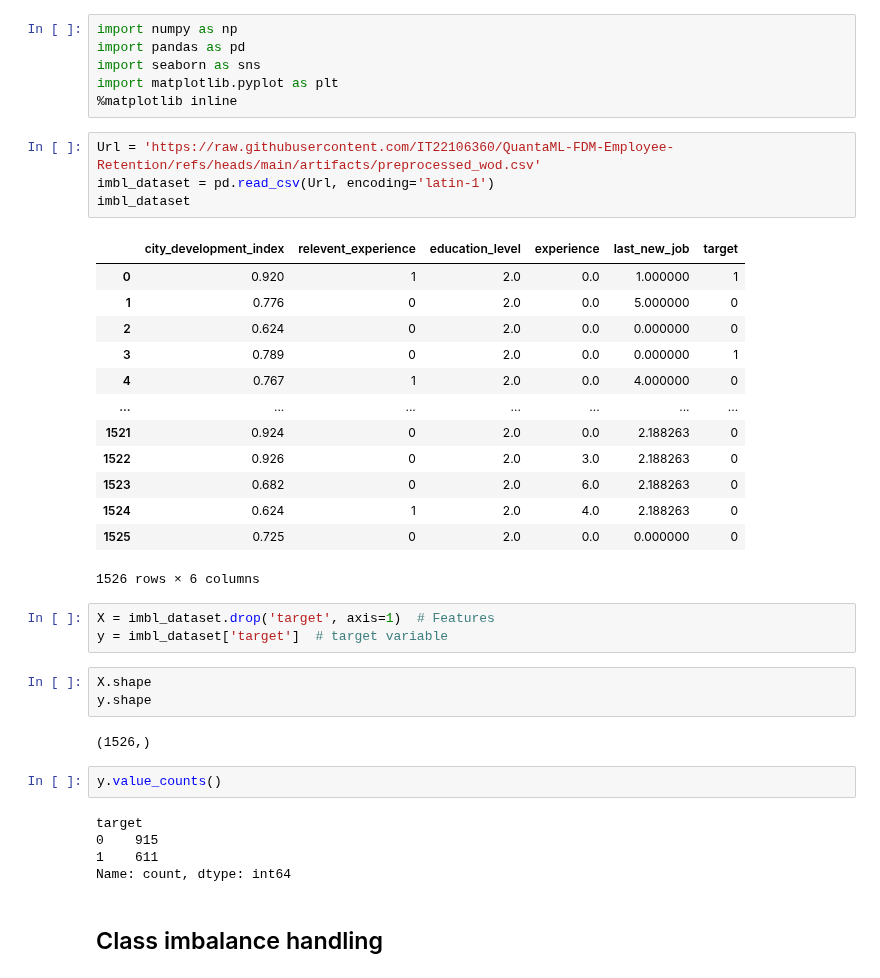
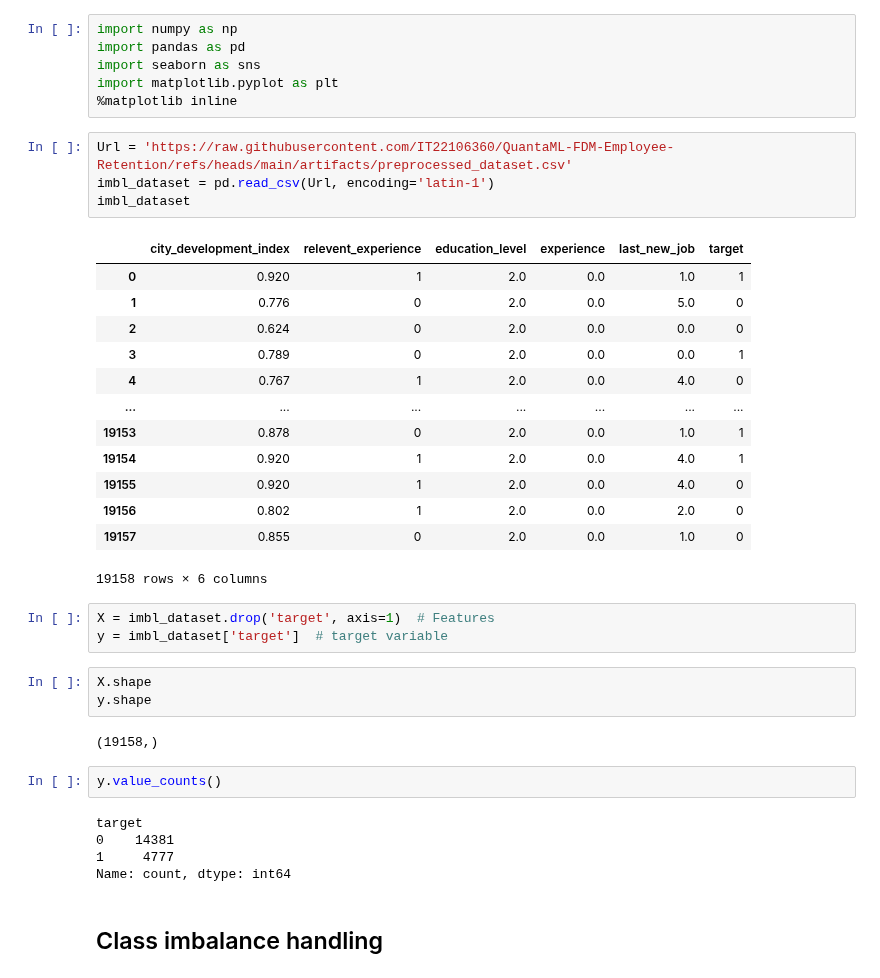
Before and after one commit to IT22106360/QuantaML-FDM-Employee-Retention, a Jupyter notebook: notebooks/modeling_wd.ipynb, the cells around one changed output. Drawn from its saved outputs; the diff is of its cells as text.

```diff
--- a/notebooks/modeling_wd.ipynb
+++ b/notebooks/modeling_wd.ipynb
@@ -5,23 +5,23 @@ import seaborn as sns
 import matplotlib.pyplot as plt
 %matplotlib inline
 # %%
-Url = 'https://raw.githubusercontent.com/IT22106360/QuantaML-FDM-Employee-Retention/refs/heads/main/artifacts/preprocessed_wod.csv'
+Url = 'https://raw.githubusercontent.com/IT22106360/QuantaML-FDM-Employee-Retention/refs/heads/main/artifacts/preprocessed_dataset.csv'
 imbl_dataset = pd.read_csv(Url, encoding='latin-1')
 imbl_dataset
 # %% [output]
 |  | city_development_index | relevent_experience | education_level | experience | last_new_job | target |
-| 0 | 0.920 | 1 | 2.0 | 0.0 | 1.000000 | 1 |
-| 1 | 0.776 | 0 | 2.0 | 0.0 | 5.000000 | 0 |
-| 2 | 0.624 | 0 | 2.0 | 0.0 | 0.000000 | 0 |
-| 3 | 0.789 | 0 | 2.0 | 0.0 | 0.000000 | 1 |
-| 4 | 0.767 | 1 | 2.0 | 0.0 | 4.000000 | 0 |
+| 0 | 0.920 | 1 | 2.0 | 0.0 | 1.0 | 1 |
+| 1 | 0.776 | 0 | 2.0 | 0.0 | 5.0 | 0 |
+| 2 | 0.624 | 0 | 2.0 | 0.0 | 0.0 | 0 |
+| 3 | 0.789 | 0 | 2.0 | 0.0 | 0.0 | 1 |
+| 4 | 0.767 | 1 | 2.0 | 0.0 | 4.0 | 0 |
 | ... | ... | ... | ... | ... | ... | ... |
-| 1521 | 0.924 | 0 | 2.0 | 0.0 | 2.188263 | 0 |
-| 1522 | 0.926 | 0 | 2.0 | 3.0 | 2.188263 | 0 |
-| 1523 | 0.682 | 0 | 2.0 | 6.0 | 2.188263 | 0 |
-| 1524 | 0.624 | 1 | 2.0 | 4.0 | 2.188263 | 0 |
-| 1525 | 0.725 | 0 | 2.0 | 0.0 | 0.000000 | 0 |
+| 19153 | 0.878 | 0 | 2.0 | 0.0 | 1.0 | 1 |
+| 19154 | 0.920 | 1 | 2.0 | 0.0 | 4.0 | 1 |
+| 19155 | 0.920 | 1 | 2.0 | 0.0 | 4.0 | 0 |
+| 19156 | 0.802 | 1 | 2.0 | 0.0 | 2.0 | 0 |
+| 19157 | 0.855 | 0 | 2.0 | 0.0 | 1.0 | 0 |
-1526 rows × 6 columns
+19158 rows × 6 columns
 # %%
 X = imbl_dataset.drop('target', axis=1)  # Features
 y = imbl_dataset['target']  # target variable
@@ -29,13 +29,13 @@ y = imbl_dataset['target']  # target variable
 X.shape
 y.shape
 # %% [output]
-(1526,)
+(19158,)
 # %%
 y.value_counts()
 # %% [output]
 target
-0    915
-1    611
+0    14381
+1     4777
 Name: count, dtype: int64
 # %% [markdown]
 Class imbalance handling
```
Also changed, not shown: parts of 9 cells of this notebook.
